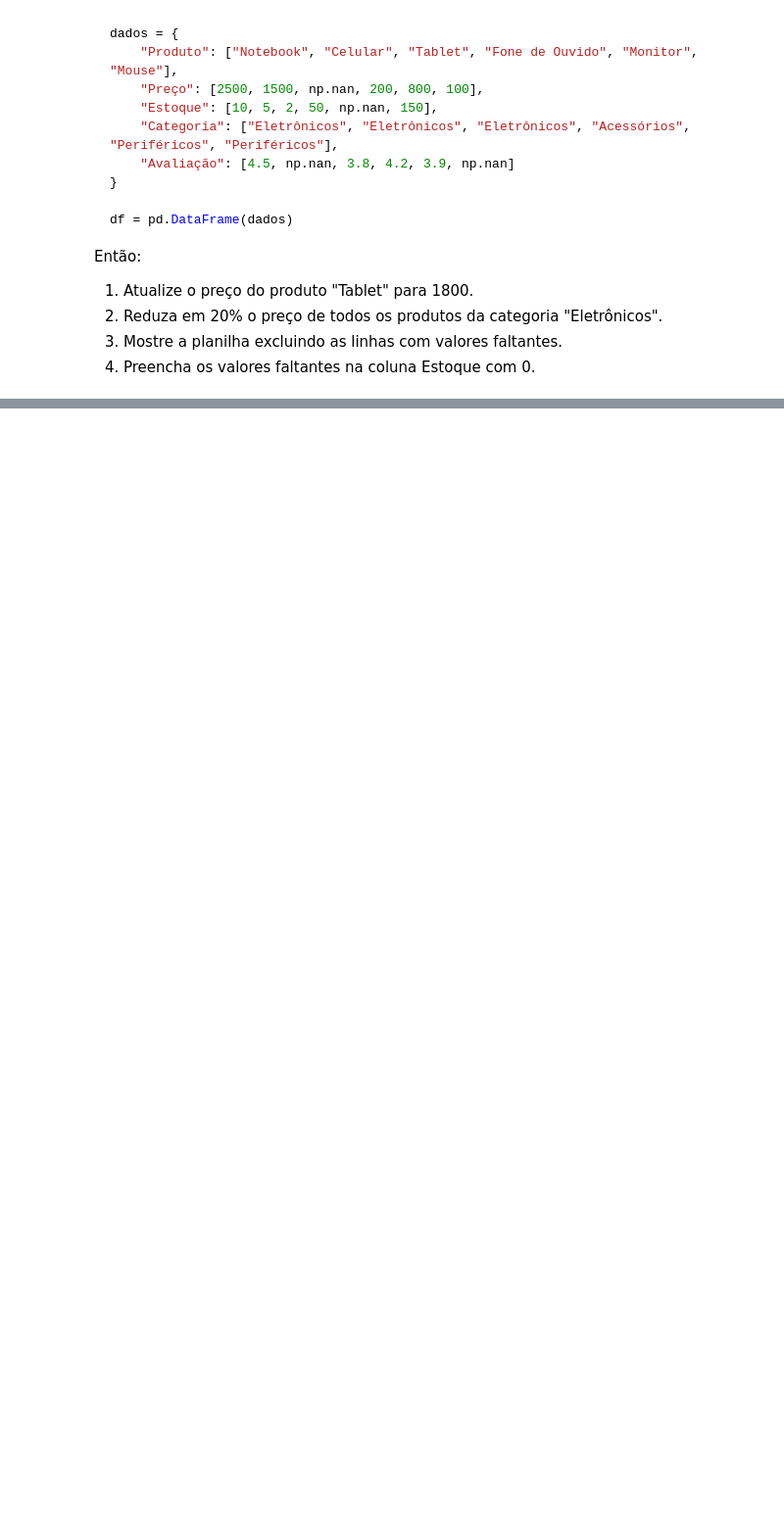
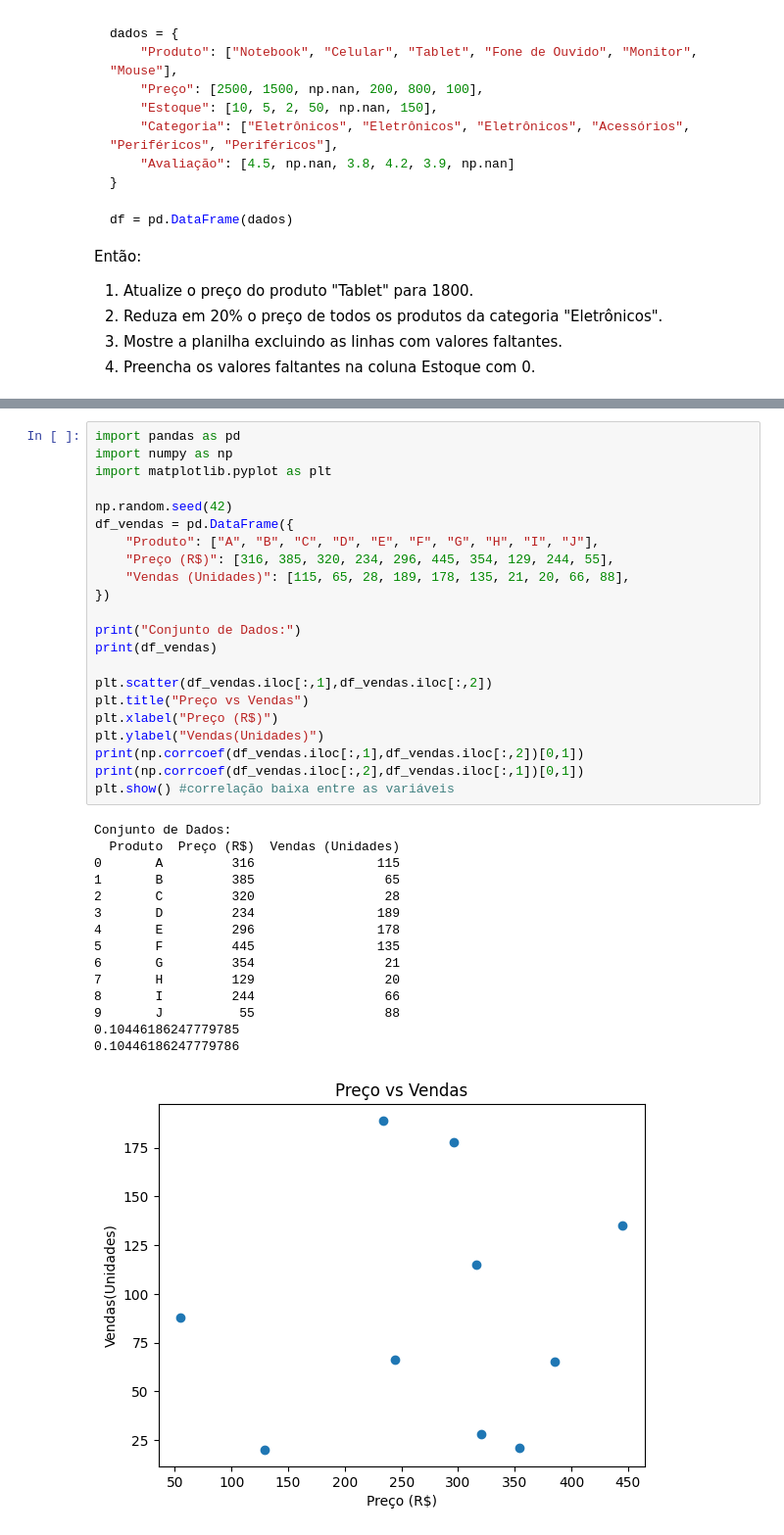
Before and after one commit to py241012543/CEE2, a Jupyter notebook: aulas.ipynb, the cells around one changed output, grey strips where cells are left out. Shown: that part at 98% size. Drawn from its saved outputs; the diff is of its cells as text; blank space fills up the shorter version.

```diff
--- a/aulas.ipynb
+++ b/aulas.ipynb
@@ -2997,0 +4047,38 @@ Então:
+# %%
+import pandas as pd
+import numpy as np
+import matplotlib.pyplot as plt
+
+np.random.seed(42)
+df_vendas = pd.DataFrame({
+    "Produto": ["A", "B", "C", "D", "E", "F", "G", "H", "I", "J"],
+    "Preço (R$)": [316, 385, 320, 234, 296, 445, 354, 129, 244, 55],
+    "Vendas (Unidades)": [115, 65, 28, 189, 178, 135, 21, 20, 66, 88],
+})
+
+print("Conjunto de Dados:")
+print(df_vendas)
+
+plt.scatter(df_vendas.iloc[:,1],df_vendas.iloc[:,2])
+plt.title("Preço vs Vendas")
+plt.xlabel("Preço (R$)")
+plt.ylabel("Vendas(Unidades)")
+print(np.corrcoef(df_vendas.iloc[:,1],df_vendas.iloc[:,2])[0,1])
+print(np.corrcoef(df_vendas.iloc[:,2],df_vendas.iloc[:,1])[0,1])
+plt.show() #correlação baixa entre as variáveis
+# %% [output]
+Conjunto de Dados:
+  Produto  Preço (R$)  Vendas (Unidades)
+0       A         316                115
+1       B         385                 65
+2       C         320                 28
+3       D         234                189
+4       E         296                178
+5       F         445                135
+6       G         354                 21
+7       H         129                 20
+8       I         244                 66
+9       J          55                 88
+0.10446186247779785
+0.10446186247779786
+[figure, added]
```
Also changed, not shown: parts of 134 cells of this notebook.
